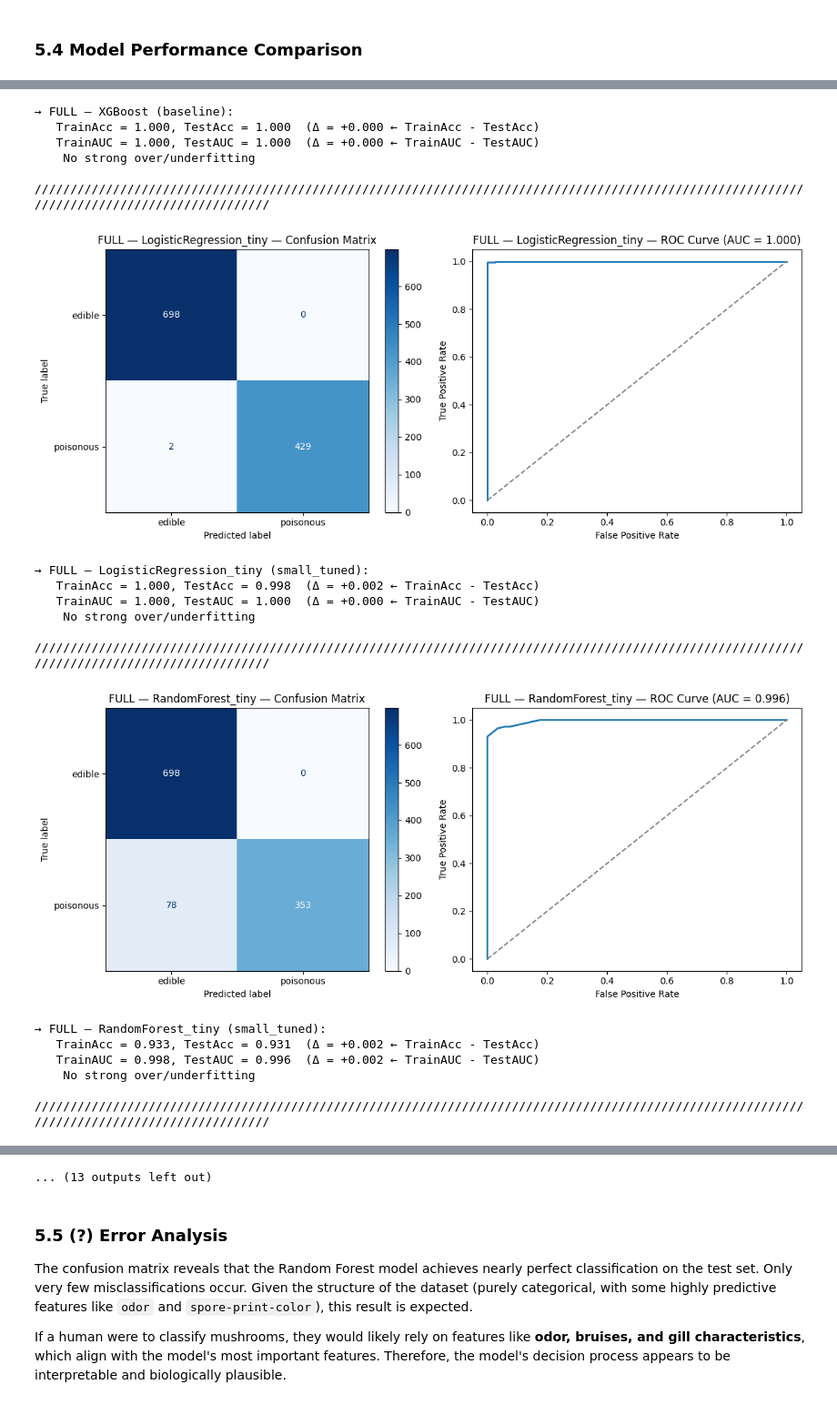
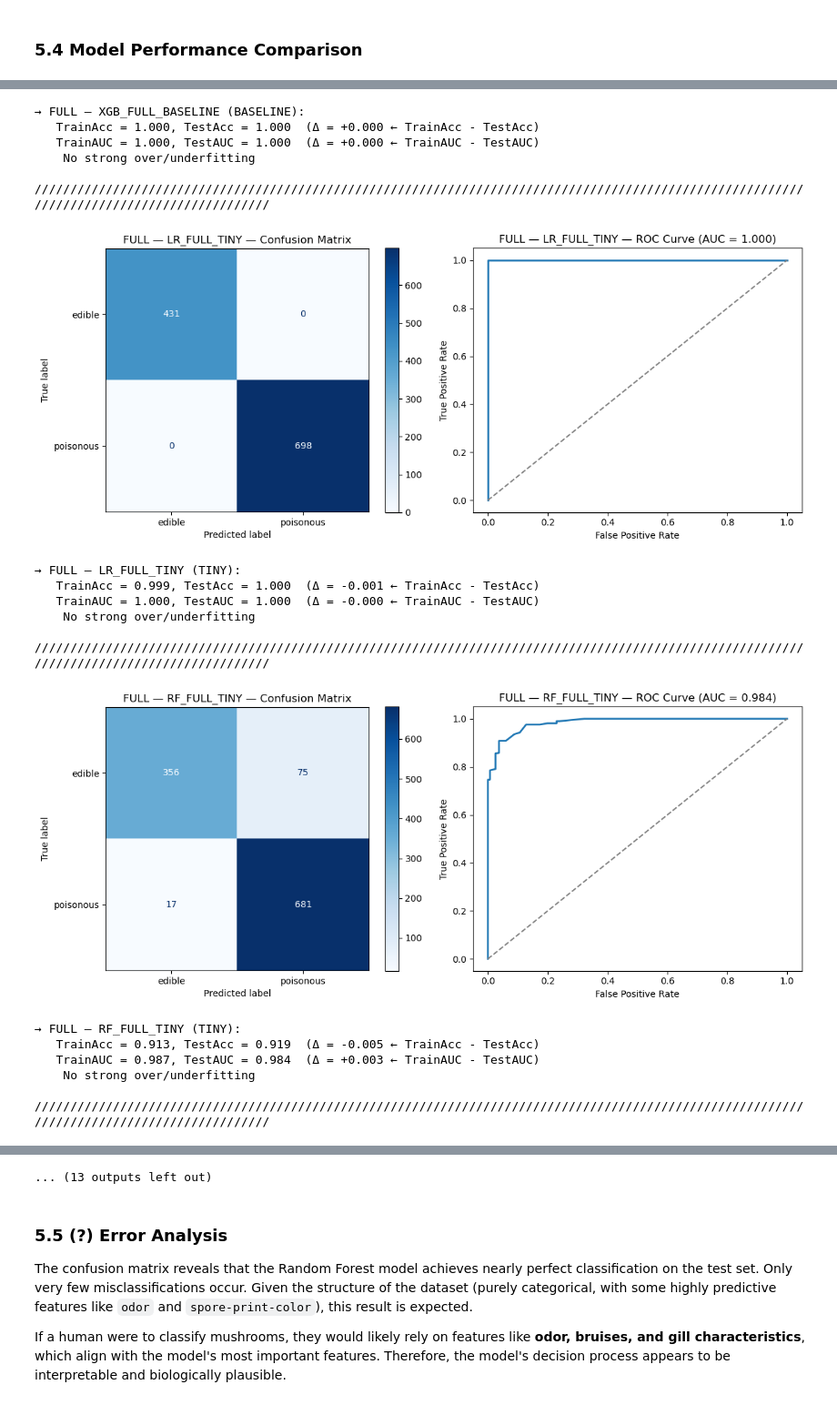
Before and after one commit to alarmedWater/ML, a Jupyter notebook: Abgabe_Gruppe_5/Mushroom Edibility Classification_v3.ipynb, the cells around one changed output, grey strips where cells are left out. Shown at 91% size. Saved outputs shown, nothing was run; the diff lists cells and outputs as text; code cells hidden in the pictures.

Commit message:
fixed namin for models now ist <modeltyp><dataset><model TUned/basline>

```diff
--- a/Abgabe_Gruppe_5/Mushroom Edibility Classification_v3.ipynb
+++ b/Abgabe_Gruppe_5/Mushroom Edibility Classification_v3.ipynb
@@ -398,10 +382,10 @@ def prepare_data(df, exclude_features=None, test_size=0.2, random_state=42):
     return X_train, X_test, y_train, y_test, label_encoder
 # %%
 # Prepare data for full feature set
-X_train_all, X_test_all, y_train_all, y_test_all, label_enc_all = prepare_data(df_raw, exclude_features=None)
+X_train_all, X_test_all, y_train_all, y_test_all, label_enc_all = prepare_data(df, exclude_features=None)
 
 # Prepare data for reduced feature set (exclude the top 15 predictive features)
-X_train_red, X_test_red, y_train_red, y_test_red, label_enc_red = prepare_data(df_raw, exclude_features=top15_features)
+X_train_red, X_test_red, y_train_red, y_test_red, label_enc_red = prepare_data(df, exclude_features=top15_features)
 print("Excluded features for reduced set:", top15_features)
 
 #Prepare dataset for small feature list, only 10 Features that can easyl be checked by a normal perosn in the forest while collecitng mushrooms
@@ -420,7 +404,7 @@ exclude_features_forest = [
 ]
 
 X_train_forest, X_test_forest, y_train_forest, y_test_forest, label_enc_forest = \
-    prepare_data(df_raw, exclude_features=exclude_features_forest)
+    prepare_data(df, exclude_features=exclude_features_forest)
 # %% [output]
 After dropping missing 'stalk-root': 5644 samples remain.
 Train/Test split: 4515 train and 1129 test samples.
@@ -768,27 +735,25 @@ def evaluate_and_plot(
         ('TestAUC',  setting_name): roc_auc_te
     }, name=title)
 # %%
+
 # FULL FEATURES
 print("\n--- FULL FEATURES ---")
 for name, clf, key, setting in [
-    ('LogisticRegression',      lr_full,   'scl_te',  'baseline'),
-    ('RandomForest',            rf_full,   'ohe_te',  'baseline'),
-    ('XGBoost',                 xgb_full,  'ohe_te',  'baseline'),
-    ('LogisticRegression_tiny', lr_small,  'scl_te',  'small_tuned'),
-    ('RandomForest_tiny',       rf_small,  'ohe_te',  'small_tuned'),
-    ('XGBoost_tiny',            xgb_small, 'ohe_te',  'small_tuned'),
+    ('LR_FULL_BASELINE',    lr_full_baseline,   'scl_te', 'BASELINE'),
+    ('RF_FULL_BASELINE',    rf_full_baseline,   'ohe_te', 'BASELINE'),
+    ('XGB_FULL_BASELINE',   xgb_full_baseline,  'ohe_te', 'BASELINE'),
+    ('LR_FULL_TINY',        lr_full_tiny,       'scl_te', 'TINY'),
+    ('RF_FULL_TINY',        rf_full_tiny,       'ohe_te', 'TINY'),
+    ('XGB_FULL_TINY',       xgb_full_tiny,      'ohe_te', 'TINY'),
 ]:
-    # Test-Features
     X_te = prep_all[key]
-    # Train-Features: depending if 'scaler' or 'ohe'
     if key == 'scl_te':
         X_tr, y_tr = prep_all['scl_tr'], y_train_all
     else:
         X_tr, y_tr = prep_all['ohe_tr'], y_train_all
 
     evaluate_and_plot(
-        clf,
-        X_tr, y_tr,
+        clf, X_tr, y_tr,
         X_te, y_test_all,
         title=f"FULL — {name}",
         setting_name=setting
@@ -797,9 +762,9 @@ for name, clf, key, setting in [
 # REDUCED FEATURES
 print("\n--- REDUCED FEATURES ---")
 for name, clf, key in [
-    ('LogisticRegression', lr_red,  'scl_te'),
-    ('RandomForest',       rf_red,  'ohe_te'),
-    ('XGBoost',            xgb_red, 'ohe_te'),
+    ('LR_RED_BASELINE',   lr_red_baseline, 'scl_te'),
+    ('RF_RED_BASELINE',   rf_red_baseline, 'ohe_te'),
+    ('XGB_RED_BASELINE',  xgb_red_baseline,'ohe_te'),
 ]:
     X_te = prep_red[key]
     if key == 'scl_te':
@@ -808,19 +773,18 @@ for name, clf, key in [
         X_tr, y_tr = prep_red['ohe_tr'], y_train_red
 
     evaluate_and_plot(
-        clf,
-        X_tr, y_tr,
+        clf, X_tr, y_tr,
         X_te, y_test_red,
         title=f"REDUCED — {name}",
-        setting_name='baseline'
+        setting_name='BASELINE'
     )
 
-# FOREST FEATURES
+# FOREST FEATURES (Tiny models)
 print("\n--- FOREST FEATURES ---")
 for name, clf, key in [
-    ('LogisticRegression_forest', lr_forest,  'scl_te'),
-    ('RandomForest_forest',       rf_forest,  'ohe_te'),
-    ('XGBoost_forest',            xgb_forest, 'ohe_te'),
+    ('LR_FOREST_TINY',  lr_forest_tiny,  'scl_te'),
+    ('RF_FOREST_TINY',  rf_forest_tiny,  'ohe_te'),
+    ('XGB_FOREST_TINY', xgb_forest_tiny, 'ohe_te'),
 ]:
     X_te = prep_small[key]
     if key == 'scl_te':
@@ -833,7 +797,7 @@ for name, clf, key in [
         X_tr, y_tr,
         X_te, y_test_forest,
         title=f"FOREST — {name}",
-        setting_name='small_tuned'
+        setting_name='TINY'
     )
 # %% [output]
 --- FULL FEATURES ---
@@ -855,20 +819,20 @@ for name, clf, key in [
-→ FULL — XGBoost (baseline):
+→ FULL — XGB_FULL_BASELINE (BASELINE):
    TrainAcc = 1.000, TestAcc = 1.000  (Δ = +0.000 ← TrainAcc - TestAcc)
    TrainAUC = 1.000, TestAUC = 1.000  (Δ = +0.000 ← TrainAUC - TestAUC)
     No strong over/underfitting
 
 /////////////////////////////////////////////////////////////////////////////////////////////////////////////////////////////////////////////
-[figure, old version]
+[figure, new version]
-→ FULL — LogisticRegression_tiny (small_tuned):
-   TrainAcc = 1.000, TestAcc = 0.998  (Δ = +0.002 ← TrainAcc - TestAcc)
-   TrainAUC = 1.000, TestAUC = 1.000  (Δ = +0.000 ← TrainAUC - TestAUC)
+→ FULL — LR_FULL_TINY (TINY):
+   TrainAcc = 0.999, TestAcc = 1.000  (Δ = -0.001 ← TrainAcc - TestAcc)
+   TrainAUC = 1.000, TestAUC = 1.000  (Δ = -0.000 ← TrainAUC - TestAUC)
     No strong over/underfitting
 
 /////////////////////////////////////////////////////////////////////////////////////////////////////////////////////////////////////////////
-[figure, old version]
+[figure, new version]
-→ FULL — RandomForest_tiny (small_tuned):
-   TrainAcc = 0.933, TestAcc = 0.931  (Δ = +0.002 ← TrainAcc - TestAcc)
-   TrainAUC = 0.998, TestAUC = 0.996  (Δ = +0.002 ← TrainAUC - TestAUC)
+→ FULL — RF_FULL_TINY (TINY):
+   TrainAcc = 0.913, TestAcc = 0.919  (Δ = -0.005 ← TrainAcc - TestAcc)
+   TrainAUC = 0.987, TestAUC = 0.984  (Δ = +0.003 ← TrainAUC - TestAUC)
     No strong over/underfitting
 
 /////////////////////////////////////////////////////////////////////////////////////////////////////////////////////////////////////////////
```
Also changed, not shown: parts of 14 cells of this notebook, 6 other files.
